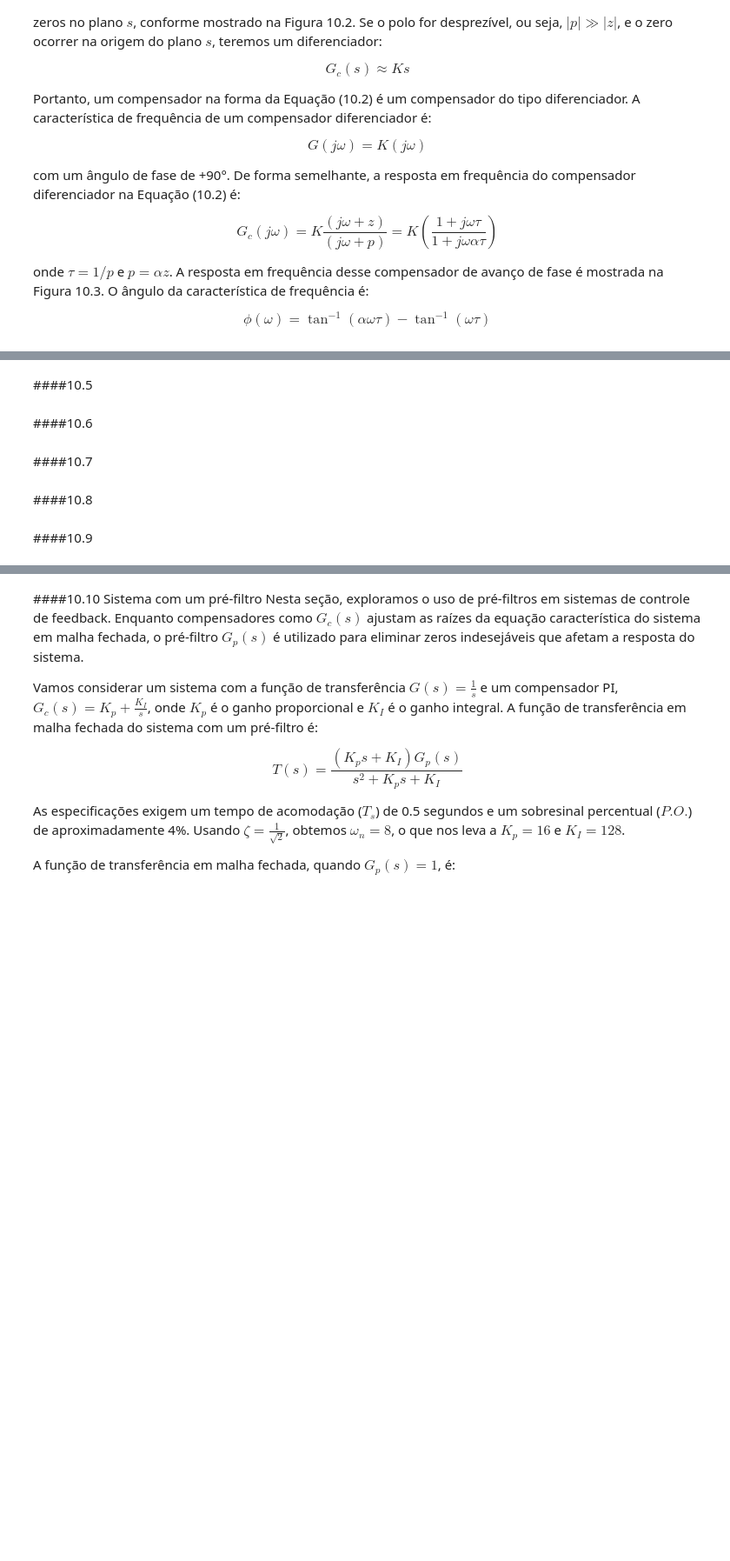
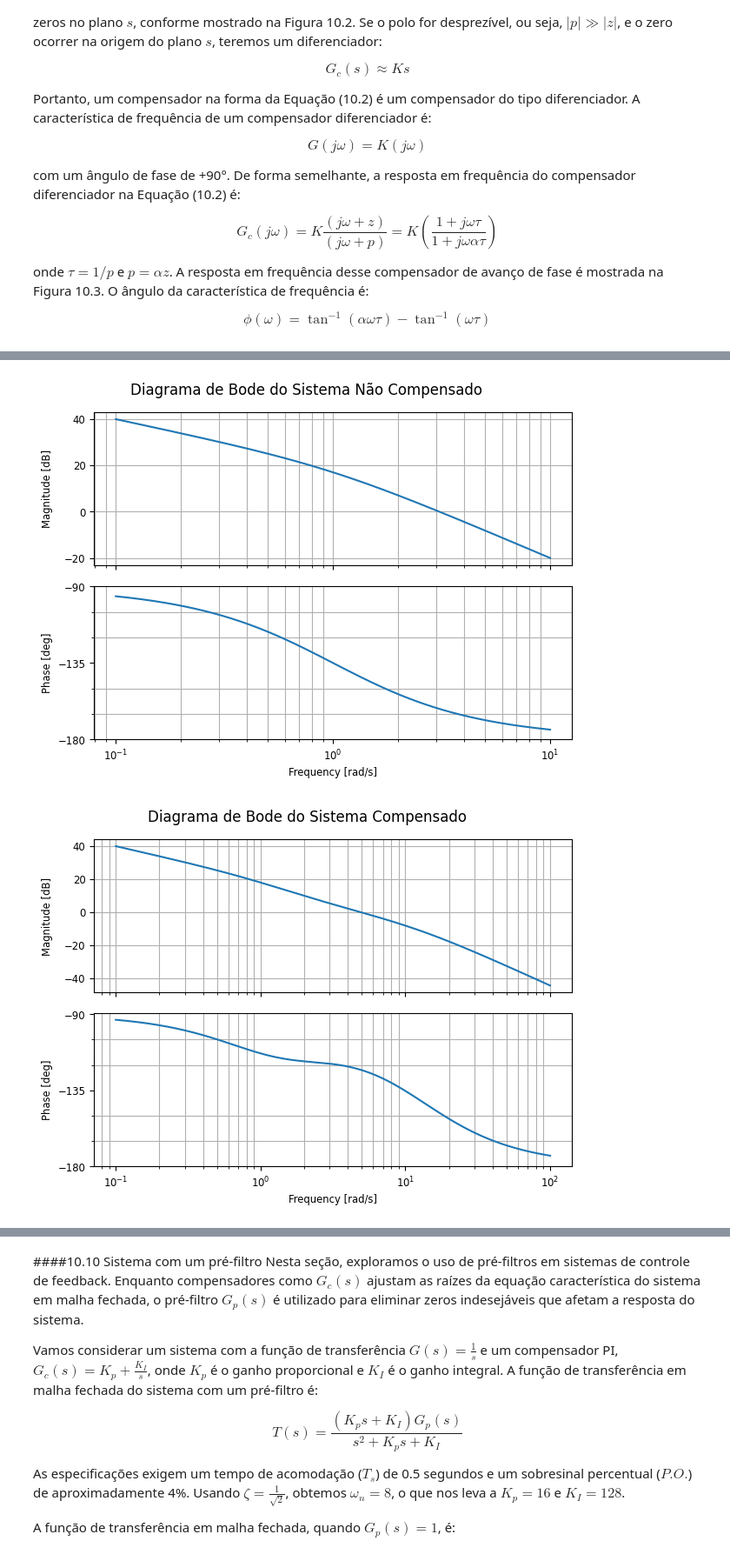
Before and after one commit to arlansantos/estudo-dirigido-controle-automacao, a Jupyter notebook: Estudo_Dirigido_Controle_e_Automação.ipynb, the cells around one changed output, grey strips where cells are left out. Shown at 87% size. Saved outputs shown, nothing was run; the diff lists cells and outputs as text; code cells hidden in the pictures; blank space fills up the shorter version.

```diff
--- a/Estudo_Dirigido_Controle_e_Automação.ipynb
+++ b/Estudo_Dirigido_Controle_e_Automação.ipynb
@@ -2261,10 +2467,35 @@ import control as ctrl
-# %% [markdown]
-####10.5
-# %% [markdown]
-####10.6
-# %% [markdown]
-####10.7
-# %% [markdown]
-####10.8
-# %% [markdown]
-####10.9
+# %%
+import numpy as np
+import matplotlib.pyplot as plt
+import control as ctrl
+
+# Função de transferência do sistema não compensado
+G = ctrl.TransferFunction([10], [1, 1, 0])
+
+# Plotar o diagrama de Bode do sistema não compensado
+plt.figure()
+ctrl.bode(G, dB=True)
+plt.suptitle('Diagrama de Bode do Sistema Não Compensado')
+plt.grid()
+plt.show()
+
+# Parâmetros do compensador
+omega_z = 2.0
+omega_p = 12.0
+K = 6
+
+# Função de transferência do compensador
+Gc = ctrl.TransferFunction([K, K*omega_z], [1, omega_p])
+
+# Sistema compensado
+G_compensated = Gc * G
+
+# Plotar o diagrama de Bode do sistema compensado
+plt.figure()
+ctrl.bode(G_compensated, dB=True)
+plt.suptitle('Diagrama de Bode do Sistema Compensado')
+plt.grid()
+plt.show()
+# %% [output]
+[figure, added]
+[figure, added]
```
Also changed, not shown: parts of 43 cells of this notebook.
